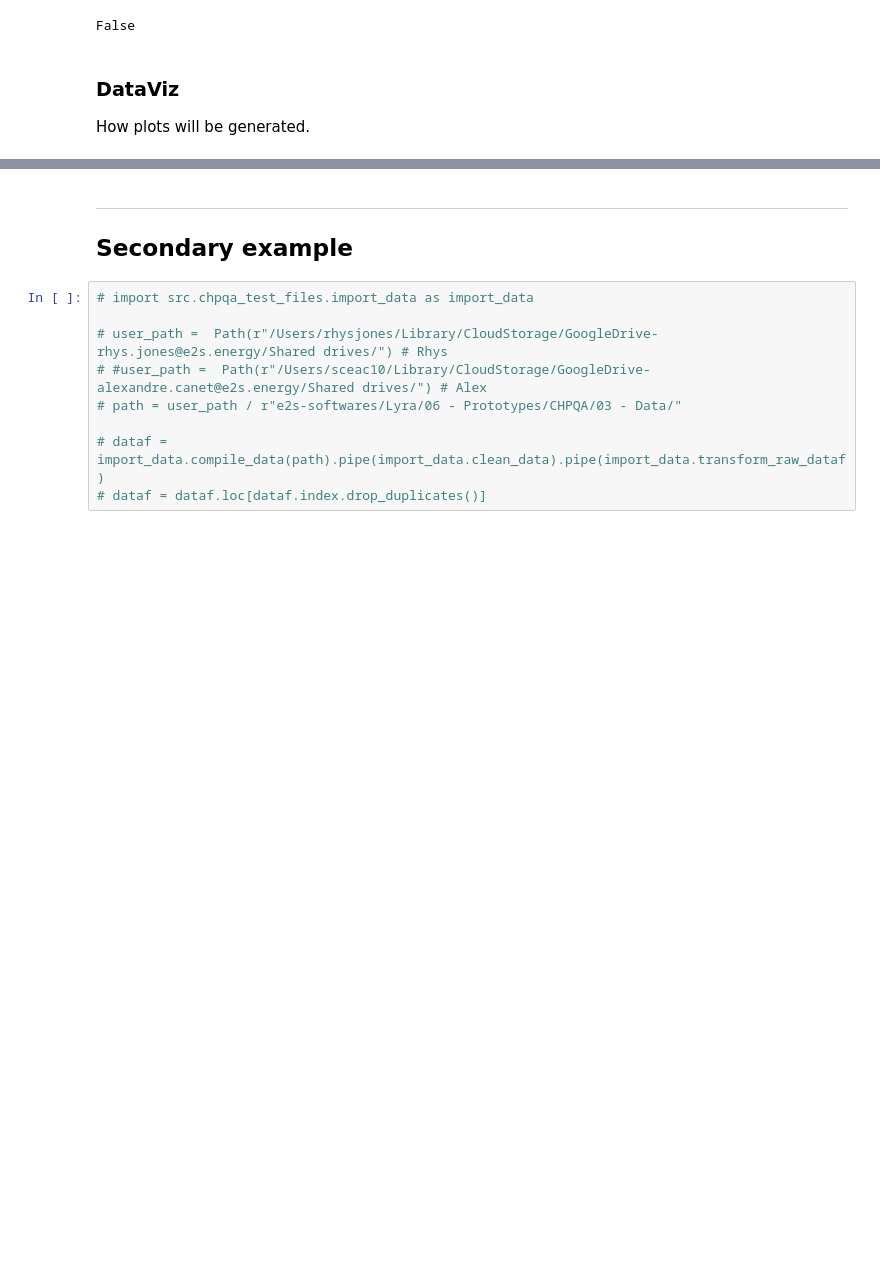
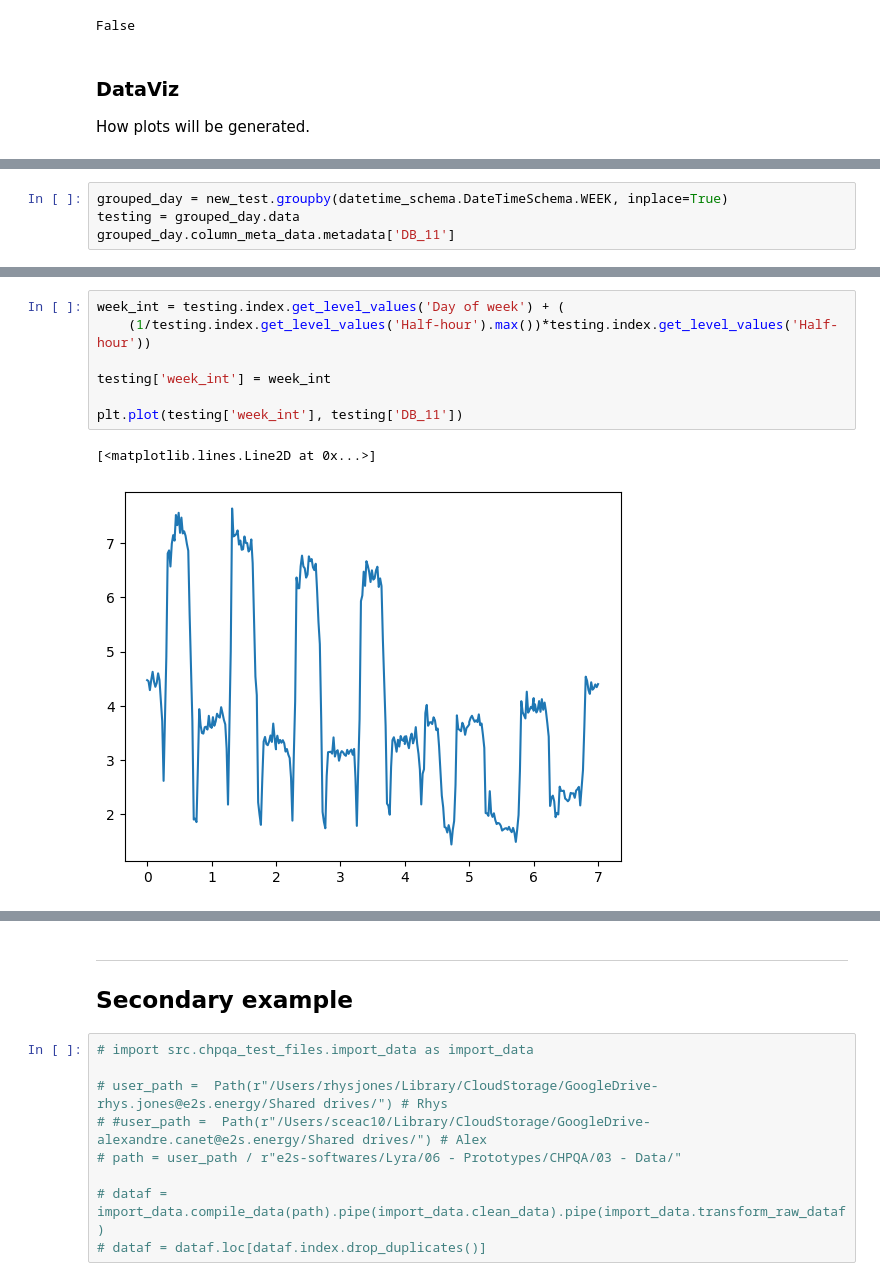
Before and after one commit to empowering-energy-solutions-ltd/e2sviz, a Jupyter notebook: notebooks/clean_demo.ipynb, the cells around one changed output, grey strips where cells are left out. Saved outputs shown, nothing was run; the diff lists cells and outputs as text; blank space fills up the shorter version.

```diff
--- a/notebooks/clean_demo.ipynb
+++ b/notebooks/clean_demo.ipynb
@@ -186,0 +228,4 @@ grouped_class.column_meta_data.metadata['DB_11']
+# %%
+grouped_day = new_test.groupby(datetime_schema.DateTimeSchema.WEEK, inplace=True)
+testing = grouped_day.data
+grouped_day.column_meta_data.metadata['DB_11']
@@ -186,0 +241,10 @@ grouped_class.column_meta_data.metadata['DB_11']
+# %%
+week_int = testing.index.get_level_values('Day of week') + (
+    (1/testing.index.get_level_values('Half-hour').max())*testing.index.get_level_values('Half-hour'))
+
+testing['week_int'] = week_int
+
+plt.plot(testing['week_int'], testing['DB_11'])
+# %% [output]
+[<matplotlib.lines.Line2D at 0x...>]
+[figure, added]
```
Also changed, not shown: parts of 16 cells of this notebook, 3 other files.
